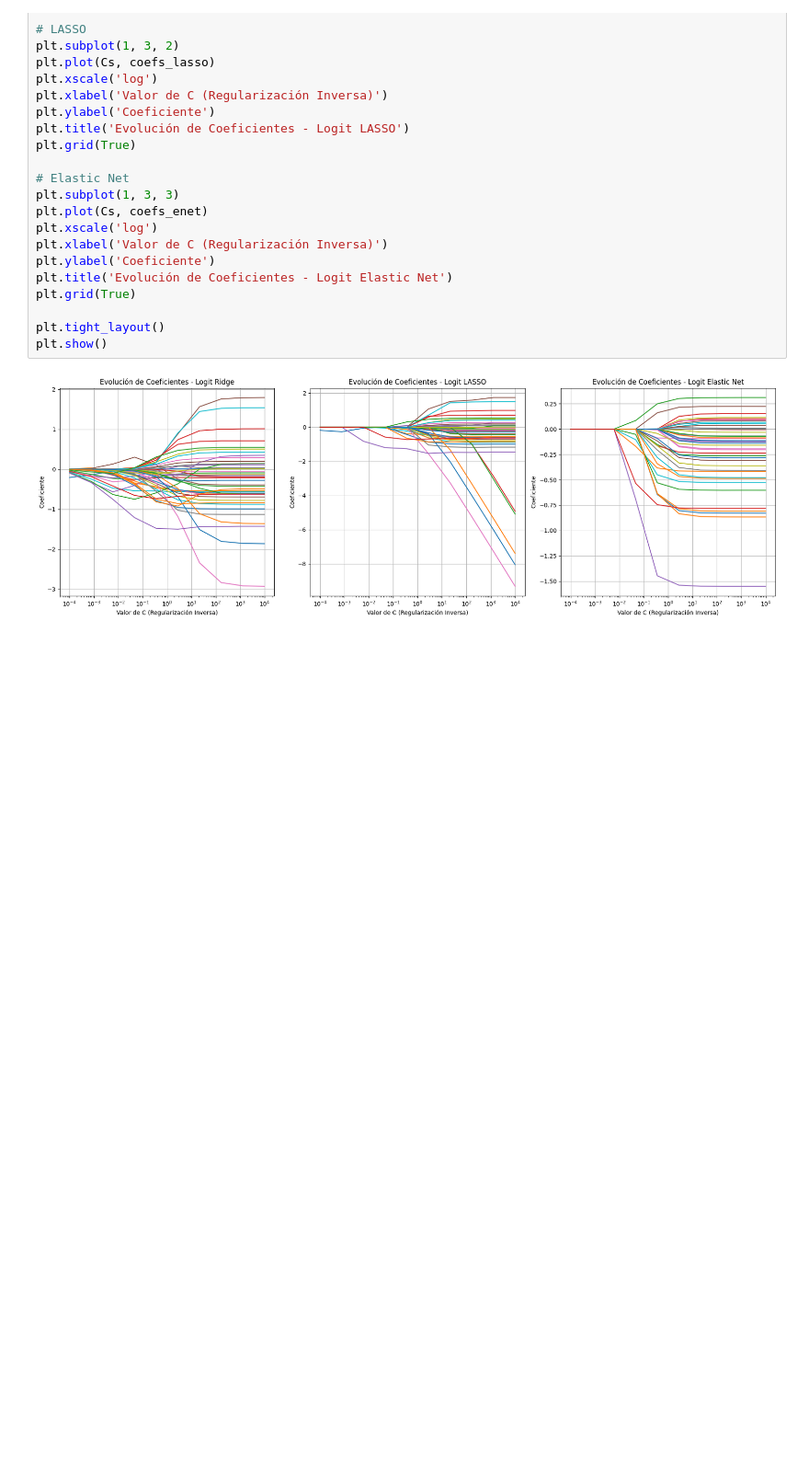
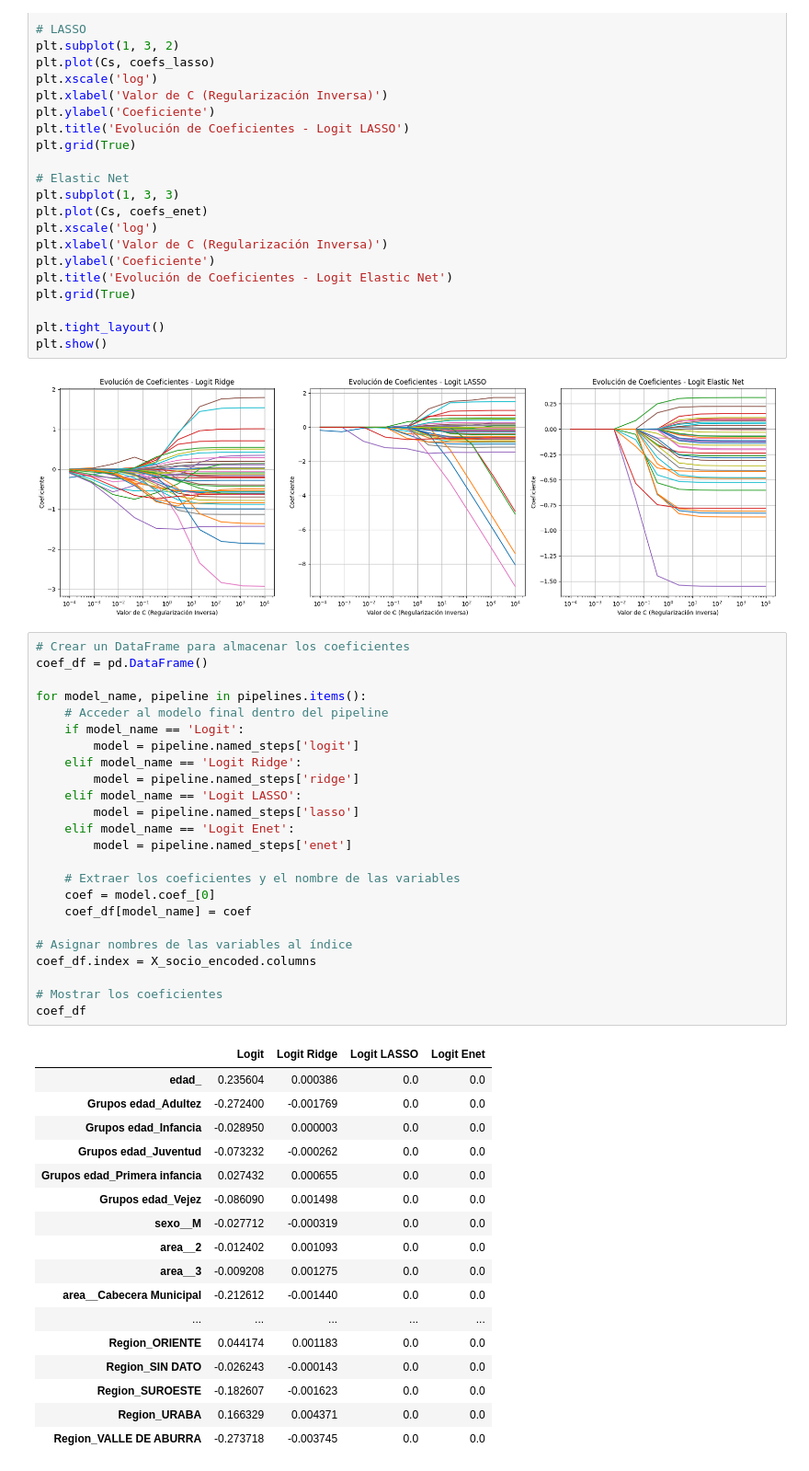
Before and after one commit to MarioSolano98/actividad-evaluativa3-AC, a Jupyter notebook: actividad_evaluativa3.ipynb, the cells around one changed output. Shown at 92% size. Saved outputs shown, nothing was run; the diff lists cells and outputs as text; blank space fills up the shorter version.

```diff
--- a/actividad_evaluativa3.ipynb
+++ b/actividad_evaluativa3.ipynb
@@ -438,3 +438,45 @@ plt.tight_layout()
 plt.show()
 # %% [output]
 [figure]
+# %%
+# Crear un DataFrame para almacenar los coeficientes
+coef_df = pd.DataFrame()
+
+for model_name, pipeline in pipelines.items():
+    # Acceder al modelo final dentro del pipeline
+    if model_name == 'Logit':
+        model = pipeline.named_steps['logit']
+    elif model_name == 'Logit Ridge':
+        model = pipeline.named_steps['ridge']
+    elif model_name == 'Logit LASSO':
+        model = pipeline.named_steps['lasso']
+    elif model_name == 'Logit Enet':
+        model = pipeline.named_steps['enet']
+
+    # Extraer los coeficientes y el nombre de las variables
+    coef = model.coef_[0]
+    coef_df[model_name] = coef
+
+# Asignar nombres de las variables al índice
+coef_df.index = X_socio_encoded.columns
+
+# Mostrar los coeficientes
+coef_df
+# %% [output]
+|  | Logit | Logit Ridge | Logit LASSO | Logit Enet |
+| edad_ | 0.235604 | 0.000386 | 0.0 | 0.0 |
+| Grupos edad_Adultez | -0.272400 | -0.001769 | 0.0 | 0.0 |
+| Grupos edad_Infancia | -0.028950 | 0.000003 | 0.0 | 0.0 |
+| Grupos edad_Juventud | -0.073232 | -0.000262 | 0.0 | 0.0 |
+| Grupos edad_Primera infancia | 0.027432 | 0.000655 | 0.0 | 0.0 |
+| Grupos edad_Vejez | -0.086090 | 0.001498 | 0.0 | 0.0 |
+| sexo__M | -0.027712 | -0.000319 | 0.0 | 0.0 |
+| area__2 | -0.012402 | 0.001093 | 0.0 | 0.0 |
+| area__3 | -0.009208 | 0.001275 | 0.0 | 0.0 |
+| area__Cabecera Municipal | -0.212612 | -0.001440 | 0.0 | 0.0 |
+| ... | ... | ... | ... | ... |
+| Region_ORIENTE | 0.044174 | 0.001183 | 0.0 | 0.0 |
+| Region_SIN DATO | -0.026243 | -0.000143 | 0.0 | 0.0 |
+| Region_SUROESTE | -0.182607 | -0.001623 | 0.0 | 0.0 |
+| Region_URABA | 0.166329 | 0.004371 | 0.0 | 0.0 |
+| Region_VALLE DE ABURRA | -0.273718 | -0.003745 | 0.0 | 0.0 |
```
Also changed, not shown: parts of 1 cell of this notebook.
